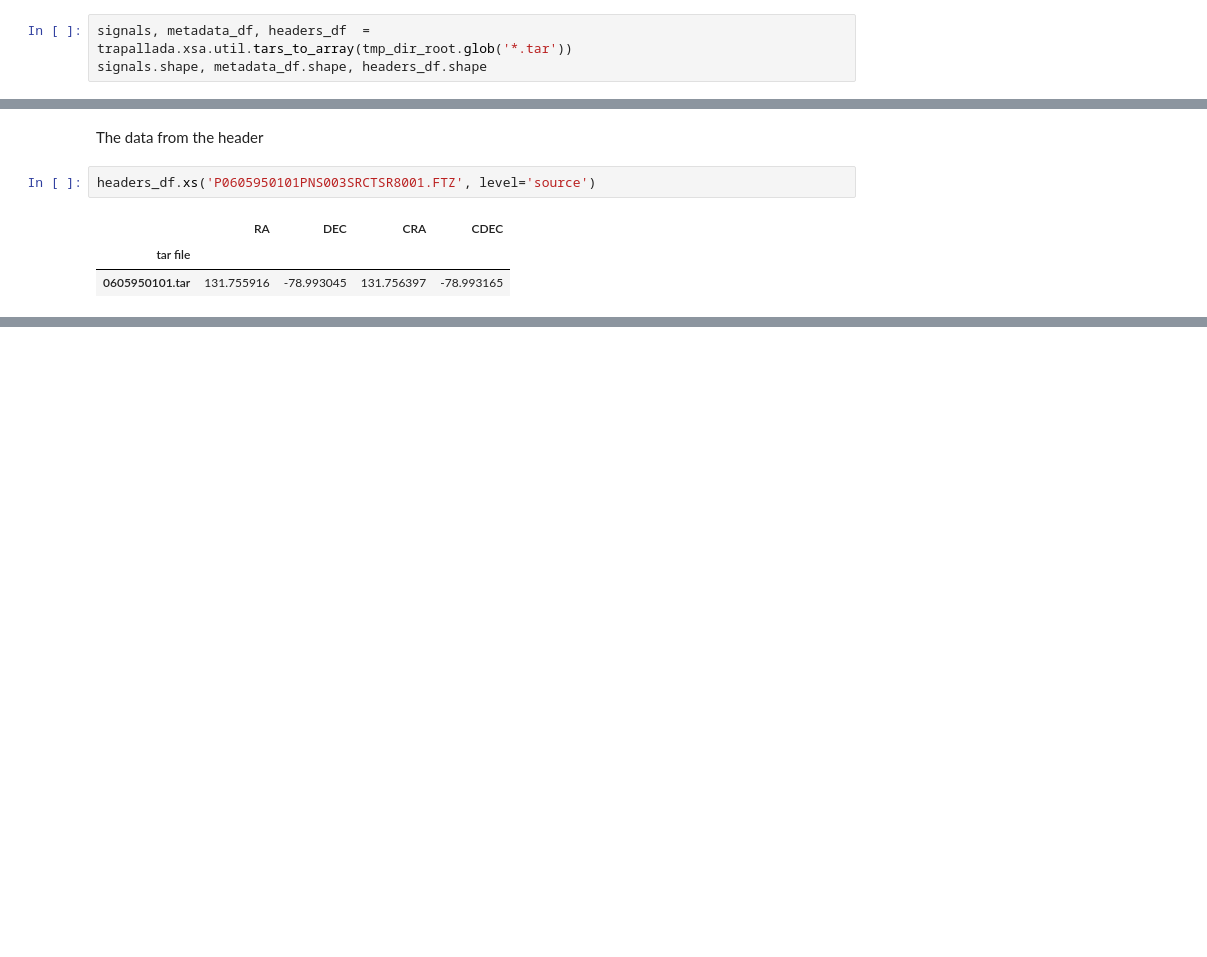
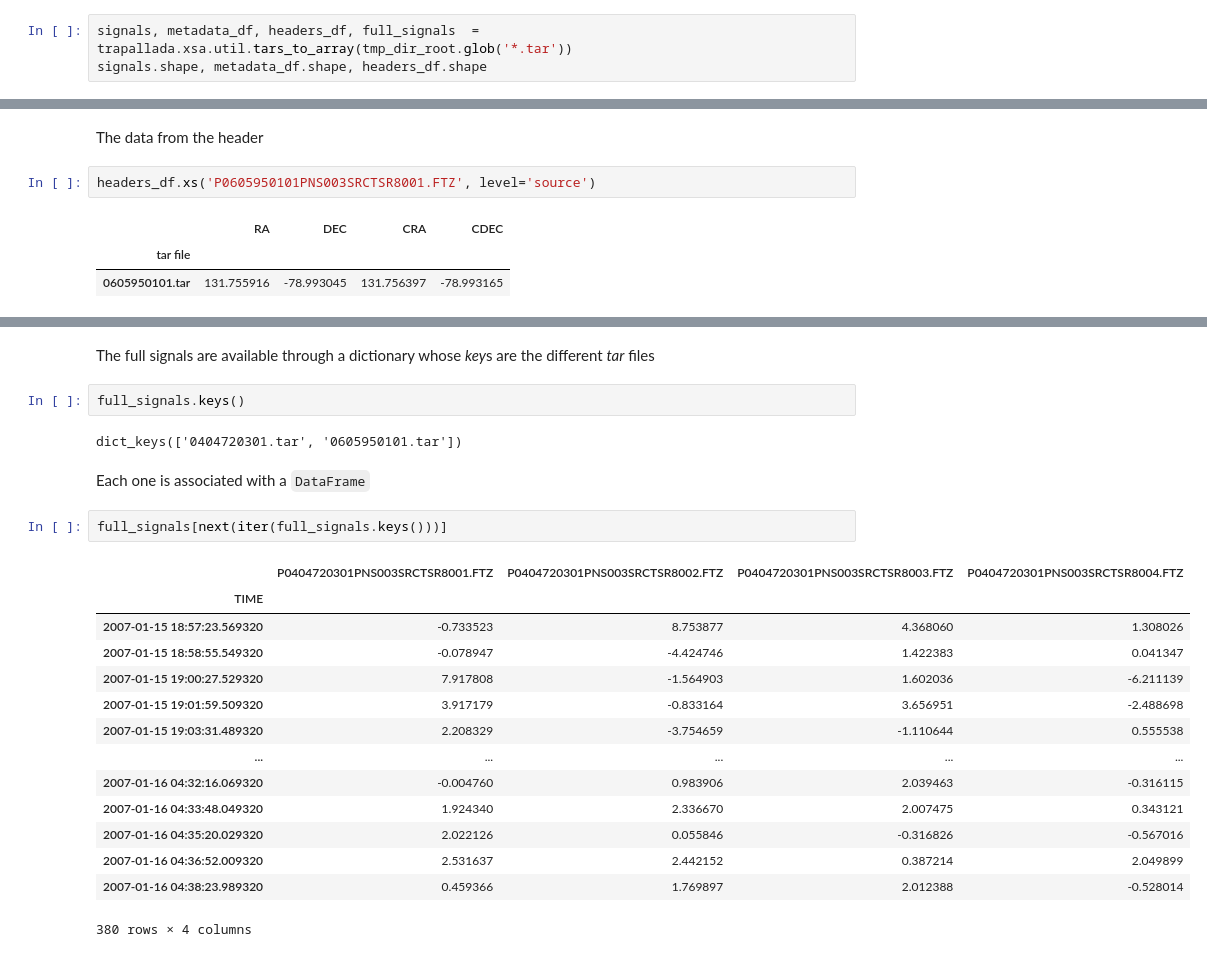
Before and after one commit to manuvazquez/VAEonXMM, a Jupyter notebook: nbs/xsa_util.ipynb, the cells around one changed output, grey strips where cells are left out. Drawn from its saved outputs; the diff is of its cells as text; blank space fills up the shorter version.

```diff
--- a/nbs/xsa_util.ipynb
+++ b/nbs/xsa_util.ipynb
@@ -320,7 +320,7 @@ list(tmp_dir_root.glob('*.tar'))
 # %% [markdown]
 ...are turned into an `Array` (and a companion `DataFrame` with metadata)
 # %%
-signals, metadata_df, headers_df  = trapallada.xsa.util.tars_to_array(tmp_dir_root.glob('*.tar'))
+signals, metadata_df, headers_df, full_signals  = trapallada.xsa.util.tars_to_array(tmp_dir_root.glob('*.tar'))
 signals.shape, metadata_df.shape, headers_df.shape
 # %% [output]
 trapallada.xsa.util - INFO - Requested a window size of, effectively, duration 18396.0 seconds (period is 91.98 seconds, step is 4599.0 seconds)
@@ -380,0 +383,25 @@ trapallada.plot.signals_array(signals[relevant_source][-1:])
+# %% [markdown]
+The full signals are available through a dictionary whose *key*s are the different *tar* files
+# %%
+full_signals.keys()
+# %% [output]
+dict_keys(['0404720301.tar', '0605950101.tar'])
+# %% [markdown]
+Each one is associated with a `DataFrame`
+# %%
+full_signals[next(iter(full_signals.keys()))]
+# %% [output]
+|  | P0404720301PNS003SRCTSR8001.FTZ | P0404720301PNS003SRCTSR8002.FTZ | P0404720301PNS003SRCTSR8003.FTZ | P0404720301PNS003SRCTSR8004.FTZ |
+| TIME |  |  |  |  |
+| 2007-01-15 18:57:23.569320 | -0.733523 | 8.753877 | 4.368060 | 1.308026 |
+| 2007-01-15 18:58:55.549320 | -0.078947 | -4.424746 | 1.422383 | 0.041347 |
+| 2007-01-15 19:00:27.529320 | 7.917808 | -1.564903 | 1.602036 | -6.211139 |
+| 2007-01-15 19:01:59.509320 | 3.917179 | -0.833164 | 3.656951 | -2.488698 |
+| 2007-01-15 19:03:31.489320 | 2.208329 | -3.754659 | -1.110644 | 0.555538 |
+| ... | ... | ... | ... | ... |
+| 2007-01-16 04:32:16.069320 | -0.004760 | 0.983906 | 2.039463 | -0.316115 |
+| 2007-01-16 04:33:48.049320 | 1.924340 | 2.336670 | 2.007475 | 0.343121 |
+| 2007-01-16 04:35:20.029320 | 2.022126 | 0.055846 | -0.316826 | -0.567016 |
+| 2007-01-16 04:36:52.009320 | 2.531637 | 2.442152 | 0.387214 | 2.049899 |
+| 2007-01-16 04:38:23.989320 | 0.459366 | 1.769897 | 2.012388 | -0.528014 |
+380 rows × 4 columns
```
Also changed, not shown: parts of 10 cells of this notebook, 4 other files.
